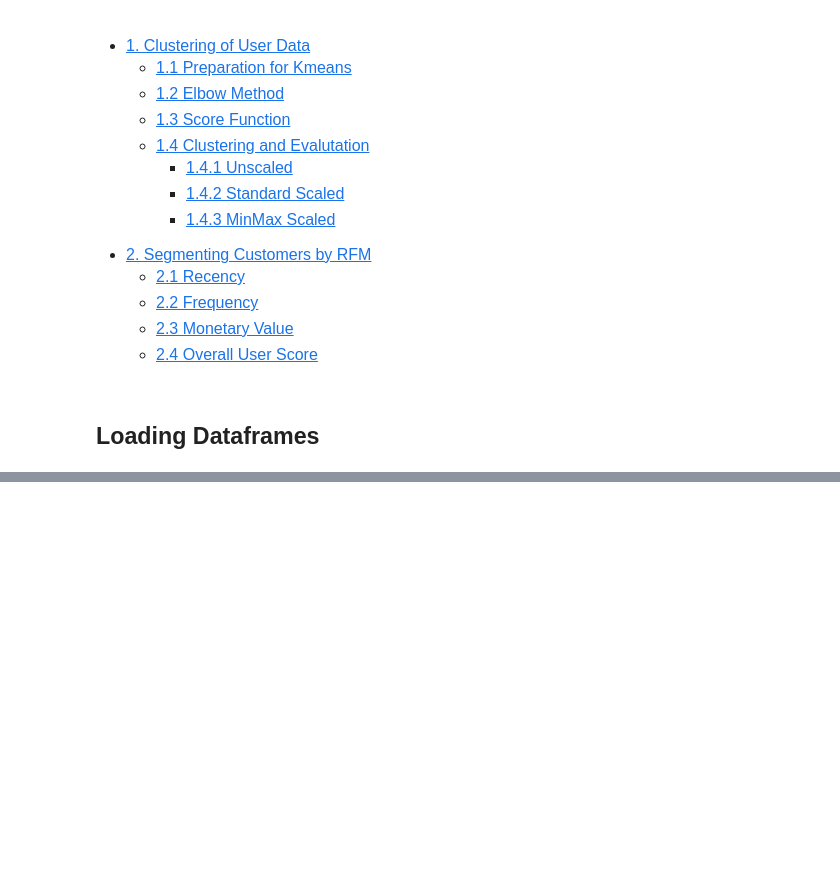
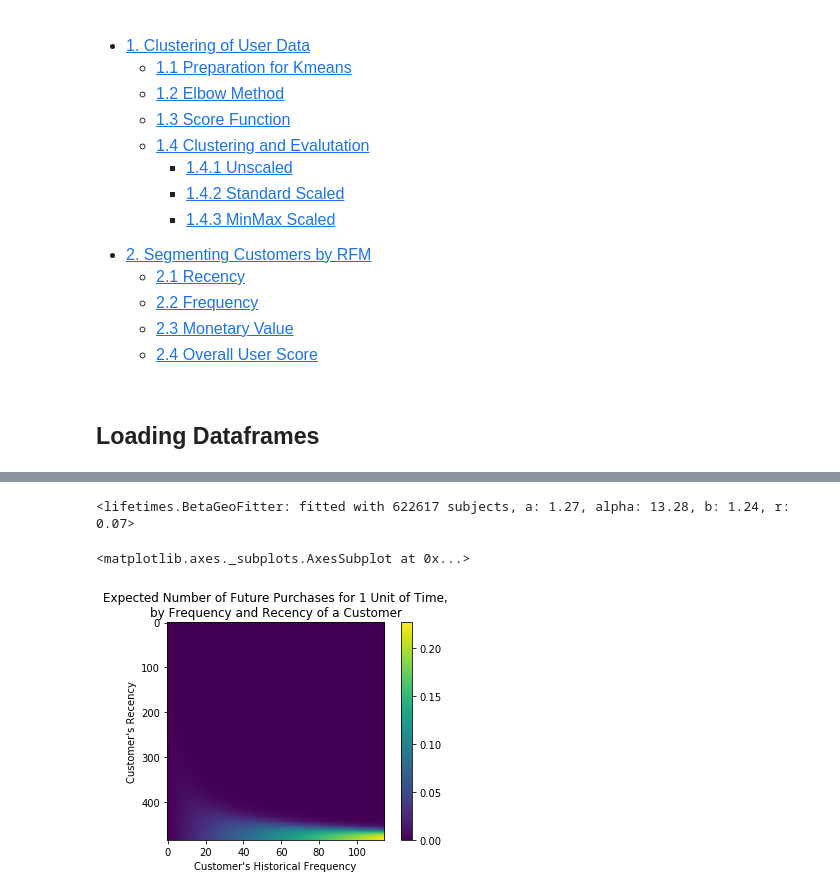
Before and after one commit to s-lau-42/Project_3_Online_Shop_Analysis, a Jupyter notebook: Part_4_Customer_Lifetime_Value.ipynb, the cells around one changed output, grey strips where cells are left out. Saved outputs shown, nothing was run; the diff lists cells and outputs as text; code cells hidden in the pictures; blank space fills up the shorter version.

```diff
--- a/Part_4_Customer_Lifetime_Value.ipynb
+++ b/Part_4_Customer_Lifetime_Value.ipynb
@@ -68,0 +142,7 @@ df_userscr = pd.read_pickle("./Data/users_with_score.pickle")
+# %%
+data = summary_data_from_transaction_data(df.drop_duplicates(subset ="visit_id"),
+                                          'user_id',
+                                          'date',
+                                          monetary_value_col='total_price',
+                                          observation_period_end = df["date"].max())
+data.head()
@@ -68,0 +157,14 @@ df_userscr = pd.read_pickle("./Data/users_with_score.pickle")
+# %%
+from lifetimes import BetaGeoFitter
+
+bgf = BetaGeoFitter(penalizer_coef=0.0)
+bgf.fit(data['frequency'], data['recency'], data['T'])
+# %% [output]
+<lifetimes.BetaGeoFitter: fitted with 622617 subjects, a: 1.27, alpha: 13.28, b: 1.24, r: 0.07>
+# %%
+from lifetimes.plotting import plot_frequency_recency_matrix
+
+plot_frequency_recency_matrix(bgf)
+# %% [output]
+<matplotlib.axes._subplots.AxesSubplot at 0x...>
+[figure, added]
```
Also changed, not shown: parts of 33 cells of this notebook, 1 other file.
